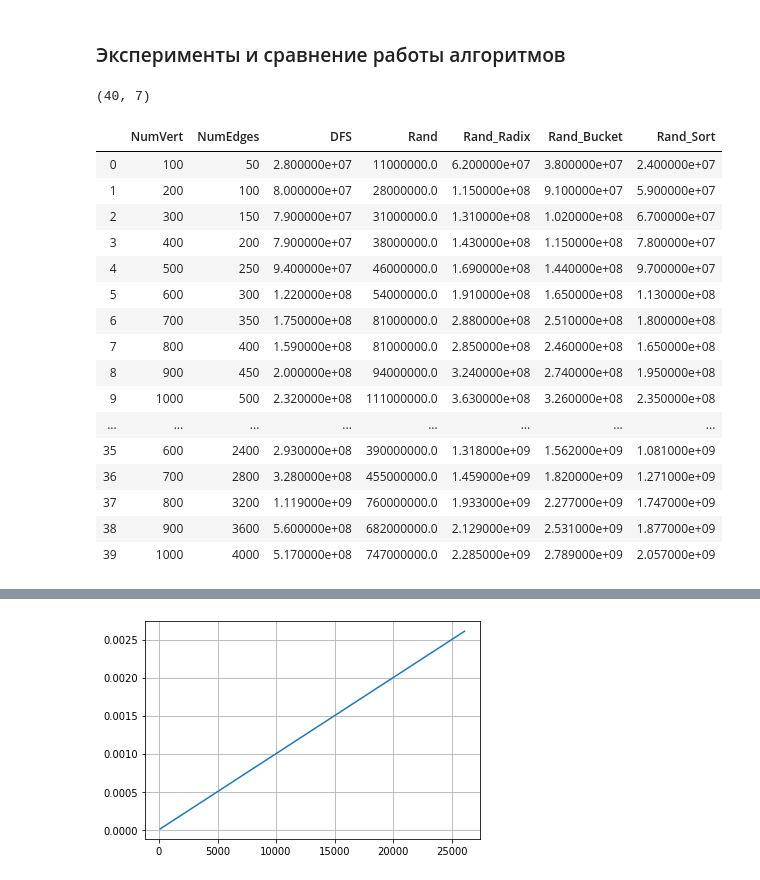
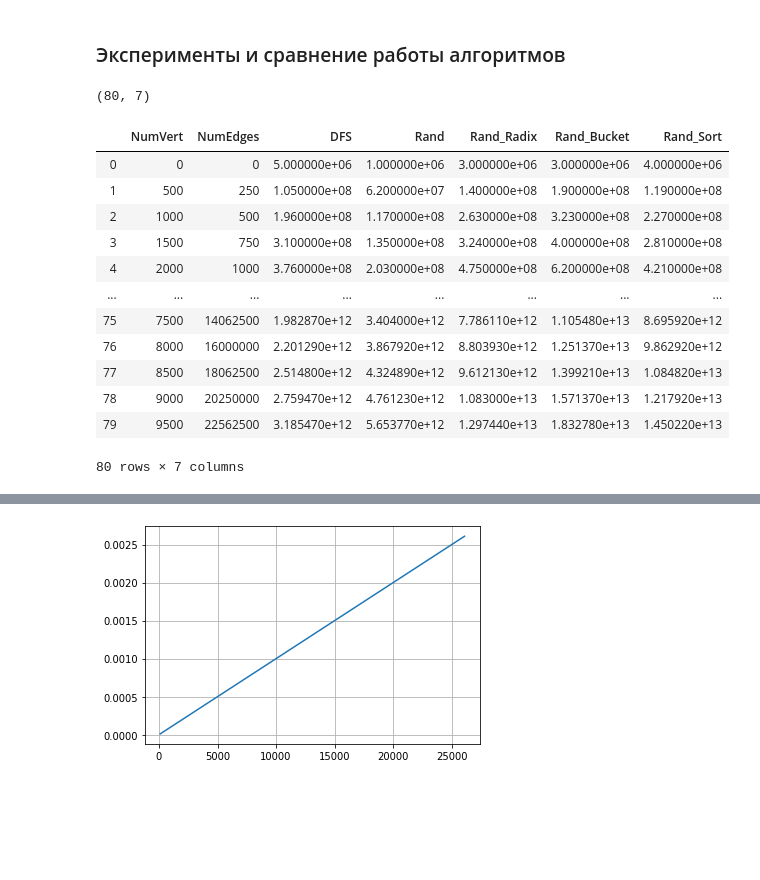
Before and after one commit to kislN/graph_lab_1, a Jupyter notebook: cmake-build-debug/report.ipynb, the cells around one changed output, grey strips where cells are left out. Cells and saved outputs as stored; diff of their text form; code cells hidden in the pictures; blank space fills up the shorter version.

```diff
--- a/cmake-build-debug/report.ipynb
+++ b/cmake-build-debug/report.ipynb
@@ -24,25 +26,21 @@ import pandas as pd
 # %% [markdown]
 ### Эксперименты и сравнение работы алгоритмов
 # %%
-data = pd.read_csv('Out_32b.csv')
-print(data.shape)
-data
+data8 = pd.read_csv("./data/Out_8b.csv")
+print(data8.shape)
+data8
 # %% [output]
-(40, 7)
+(80, 7)
 |  | NumVert | NumEdges | DFS | Rand | Rand_Radix | Rand_Bucket | Rand_Sort |
-| 0 | 100 | 50 | 2.800000e+07 | 11000000.0 | 6.200000e+07 | 3.800000e+07 | 2.400000e+07 |
-| 1 | 200 | 100 | 8.000000e+07 | 28000000.0 | 1.150000e+08 | 9.100000e+07 | 5.900000e+07 |
-| 2 | 300 | 150 | 7.900000e+07 | 31000000.0 | 1.310000e+08 | 1.020000e+08 | 6.700000e+07 |
-| 3 | 400 | 200 | 7.900000e+07 | 38000000.0 | 1.430000e+08 | 1.150000e+08 | 7.800000e+07 |
-| 4 | 500 | 250 | 9.400000e+07 | 46000000.0 | 1.690000e+08 | 1.440000e+08 | 9.700000e+07 |
-| 5 | 600 | 300 | 1.220000e+08 | 54000000.0 | 1.910000e+08 | 1.650000e+08 | 1.130000e+08 |
-| 6 | 700 | 350 | 1.750000e+08 | 81000000.0 | 2.880000e+08 | 2.510000e+08 | 1.800000e+08 |
-| 7 | 800 | 400 | 1.590000e+08 | 81000000.0 | 2.850000e+08 | 2.460000e+08 | 1.650000e+08 |
-| 8 | 900 | 450 | 2.000000e+08 | 94000000.0 | 3.240000e+08 | 2.740000e+08 | 1.950000e+08 |
-| 9 | 1000 | 500 | 2.320000e+08 | 111000000.0 | 3.630000e+08 | 3.260000e+08 | 2.350000e+08 |
+| 0 | 0 | 0 | 5.000000e+06 | 1.000000e+06 | 3.000000e+06 | 3.000000e+06 | 4.000000e+06 |
+| 1 | 500 | 250 | 1.050000e+08 | 6.200000e+07 | 1.400000e+08 | 1.900000e+08 | 1.190000e+08 |
+| 2 | 1000 | 500 | 1.960000e+08 | 1.170000e+08 | 2.630000e+08 | 3.230000e+08 | 2.270000e+08 |
+| 3 | 1500 | 750 | 3.100000e+08 | 1.350000e+08 | 3.240000e+08 | 4.000000e+08 | 2.810000e+08 |
+| 4 | 2000 | 1000 | 3.760000e+08 | 2.030000e+08 | 4.750000e+08 | 6.200000e+08 | 4.210000e+08 |
 | ... | ... | ... | ... | ... | ... | ... | ... |
-| 35 | 600 | 2400 | 2.930000e+08 | 390000000.0 | 1.318000e+09 | 1.562000e+09 | 1.081000e+09 |
-| 36 | 700 | 2800 | 3.280000e+08 | 455000000.0 | 1.459000e+09 | 1.820000e+09 | 1.271000e+09 |
-| 37 | 800 | 3200 | 1.119000e+09 | 760000000.0 | 1.933000e+09 | 2.277000e+09 | 1.747000e+09 |
-| 38 | 900 | 3600 | 5.600000e+08 | 682000000.0 | 2.129000e+09 | 2.531000e+09 | 1.877000e+09 |
-| 39 | 1000 | 4000 | 5.170000e+08 | 747000000.0 | 2.285000e+09 | 2.789000e+09 | 2.057000e+09 |
+| 75 | 7500 | 14062500 | 1.982870e+12 | 3.404000e+12 | 7.786110e+12 | 1.105480e+13 | 8.695920e+12 |
+| 76 | 8000 | 16000000 | 2.201290e+12 | 3.867920e+12 | 8.803930e+12 | 1.251370e+13 | 9.862920e+12 |
+| 77 | 8500 | 18062500 | 2.514800e+12 | 4.324890e+12 | 9.612130e+12 | 1.399210e+13 | 1.084820e+13 |
+| 78 | 9000 | 20250000 | 2.759470e+12 | 4.761230e+12 | 1.083000e+13 | 1.571370e+13 | 1.217920e+13 |
+| 79 | 9500 | 22562500 | 3.185470e+12 | 5.653770e+12 | 1.297440e+13 | 1.832780e+13 | 1.450220e+13 |
+80 rows × 7 columns
```
Also changed, not shown: parts of 7 cells of this notebook, 7 other files.
